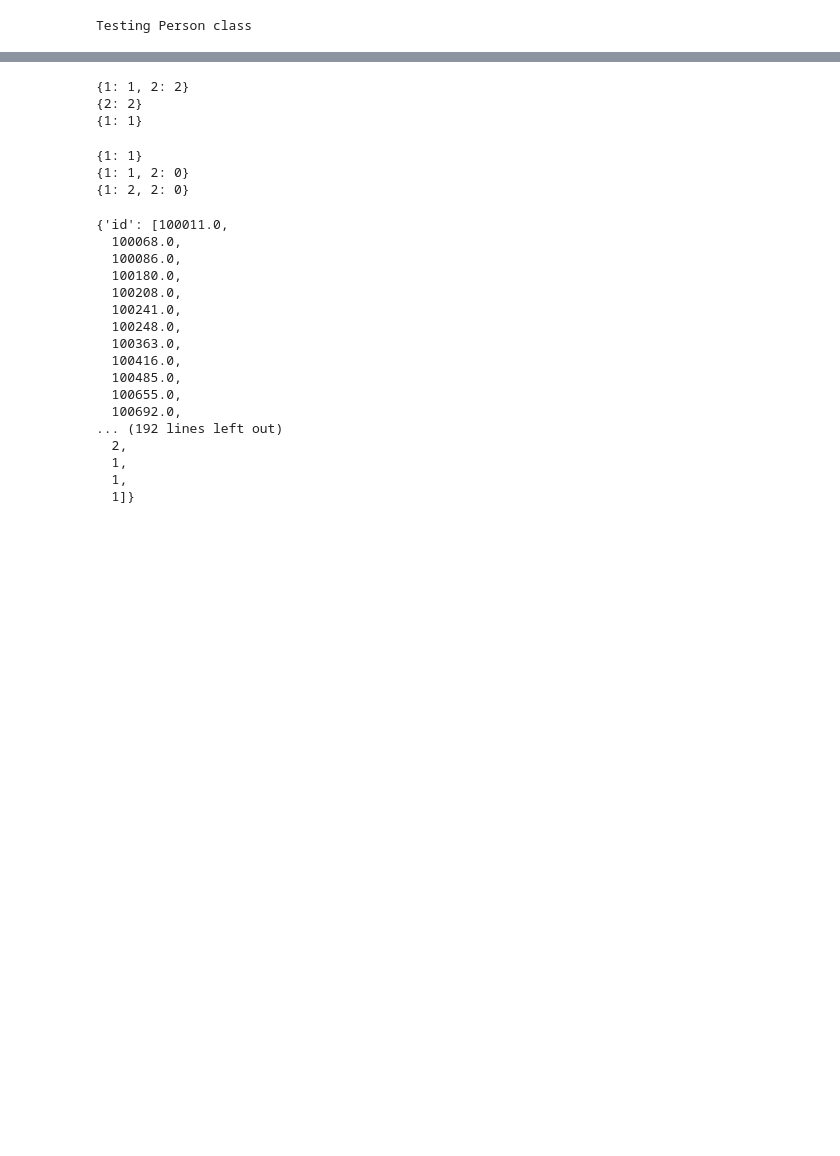
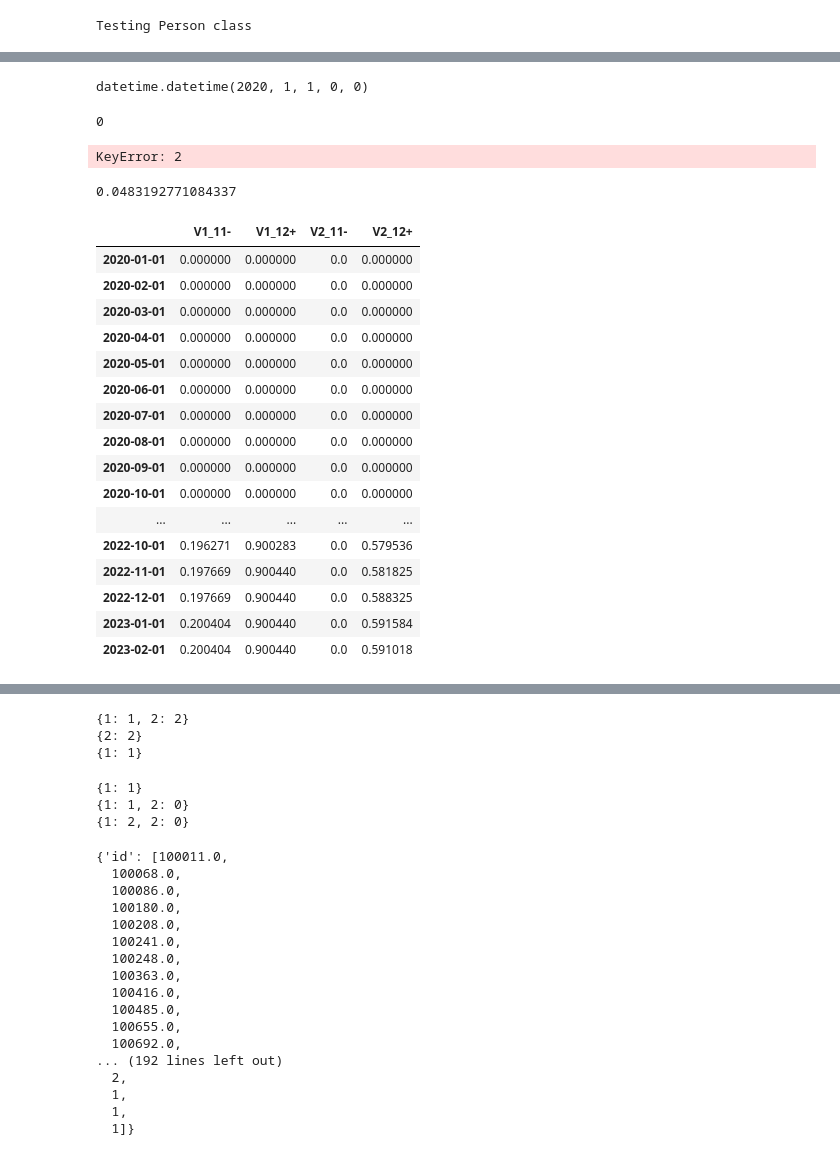
Before and after one commit to lynchp35/AgentBasedModelling, a Jupyter notebook: code/test.ipynb, the cells around one changed output, grey strips where cells are left out. Cells and saved outputs as stored; diff of their text form; code cells hidden in the pictures; blank space fills up the shorter version.

```diff
--- a/code/test.ipynb
+++ b/code/test.ipynb
@@ -57,0 +83,4 @@ def find_infected_count_01(population, distance=2):
+# %%
+output_file= open(file="..\data\Pop300_ICR0.01_Fert0.2_Mort4.0_CCP0.75_Dist4\location_data.txt", mode="r", encoding="utf-8")
+data = output_file.read()
+output_file.close()
@@ -57,0 +91,17 @@ def find_infected_count_01(population, distance=2):
+# %%
+test_dict = {}
+people_type = ["healthy", "infected", "recovered"]
+split_data = data.split("\n\n")[:800]
+for time in range(len(split_data)):
+    current_data = split_data[time].split("\n")
+    test_dict[time] = {}
+    for i in range(3):
+        test_dict[time][people_type[i]] = {"x":[],
+                                           "y":[]}
+        for point in current_data[i][2:-2].split("], ["):
+            if len(point.split(", ")) > 1:
+                try:
+                    test_dict[time][people_type[i]]["x"].append(float(point.split(", ")[0]))
+                    test_dict[time][people_type[i]]["y"].append(float(point.split(", ")[1]))
+                except ValueError:
+                    pass
@@ -57,0 +216,20 @@ def find_infected_count_01(population, distance=2):
+# %%
+datetime.datetime.strptime("2020/01/01", "%Y/%m/%d")
+# %% [output]
+datetime.datetime(2020, 1, 1, 0, 0)
+# %%
+start_date = pd.to_datetime("2020-01-01")
+current_date = start_date + datetime.timedelta(days=400)
+# %%
+test_key = {1:1}
+test_key.get(2, 0)
+# %% [output]
+0
+# %%
+test_key[2]
+# %% [output]
+KeyError: 2
+# %%
+data[data.index < current_date]["V1_12+"][-1]
+# %% [output]
+0.0483192771084337
@@ -57,0 +238,24 @@ def find_infected_count_01(population, distance=2):
+# %%
+def get_vaccinated(time, start_date):
+    global
+    date_1 = start_date + datetime.timedelta(days=0)
+    end_date = pd.to_datetime("2020-01-01") + datetime.timedelta(days=0)
+    day >= pd.to_datetime("2021-01-01")
+# %% [output]
+|  | V1_11- | V1_12+ | V2_11- | V2_12+ |
+| 2020-01-01 | 0.000000 | 0.000000 | 0.0 | 0.000000 |
+| 2020-02-01 | 0.000000 | 0.000000 | 0.0 | 0.000000 |
+| 2020-03-01 | 0.000000 | 0.000000 | 0.0 | 0.000000 |
+| 2020-04-01 | 0.000000 | 0.000000 | 0.0 | 0.000000 |
+| 2020-05-01 | 0.000000 | 0.000000 | 0.0 | 0.000000 |
+| 2020-06-01 | 0.000000 | 0.000000 | 0.0 | 0.000000 |
+| 2020-07-01 | 0.000000 | 0.000000 | 0.0 | 0.000000 |
+| 2020-08-01 | 0.000000 | 0.000000 | 0.0 | 0.000000 |
+| 2020-09-01 | 0.000000 | 0.000000 | 0.0 | 0.000000 |
+| 2020-10-01 | 0.000000 | 0.000000 | 0.0 | 0.000000 |
+| ... | ... | ... | ... | ... |
+| 2022-10-01 | 0.196271 | 0.900283 | 0.0 | 0.579536 |
+| 2022-11-01 | 0.197669 | 0.900440 | 0.0 | 0.581825 |
+| 2022-12-01 | 0.197669 | 0.900440 | 0.0 | 0.588325 |
+| 2023-01-01 | 0.200404 | 0.900440 | 0.0 | 0.591584 |
+| 2023-02-01 | 0.200404 | 0.900440 | 0.0 | 0.591018 |
```
Also changed, not shown: parts of 22 cells of this notebook, 3 other files.
